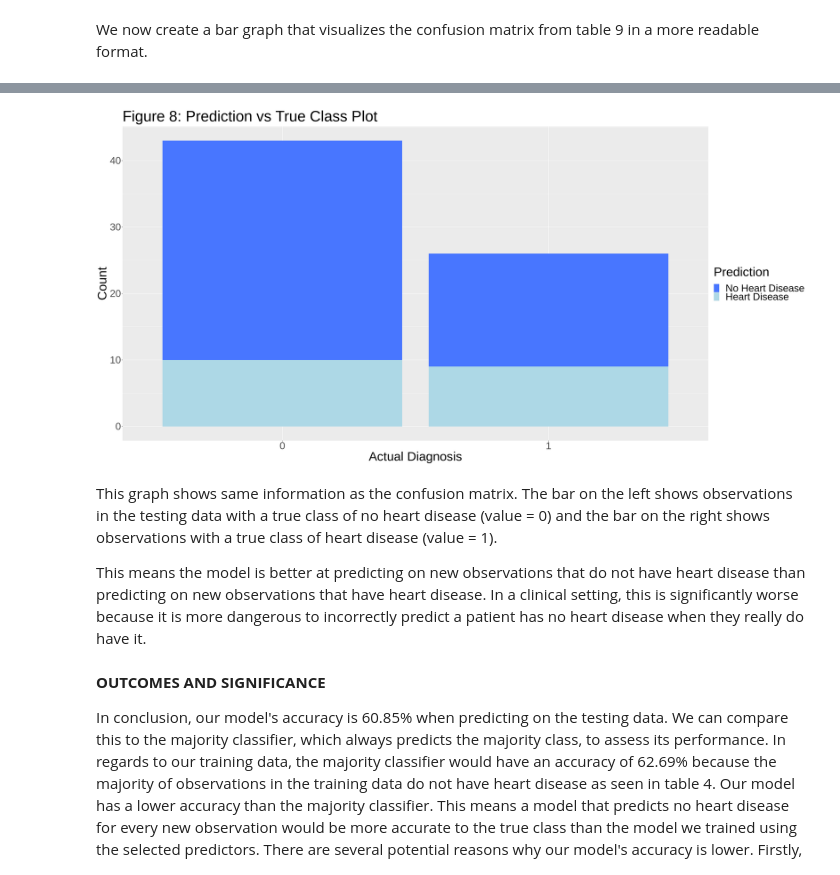
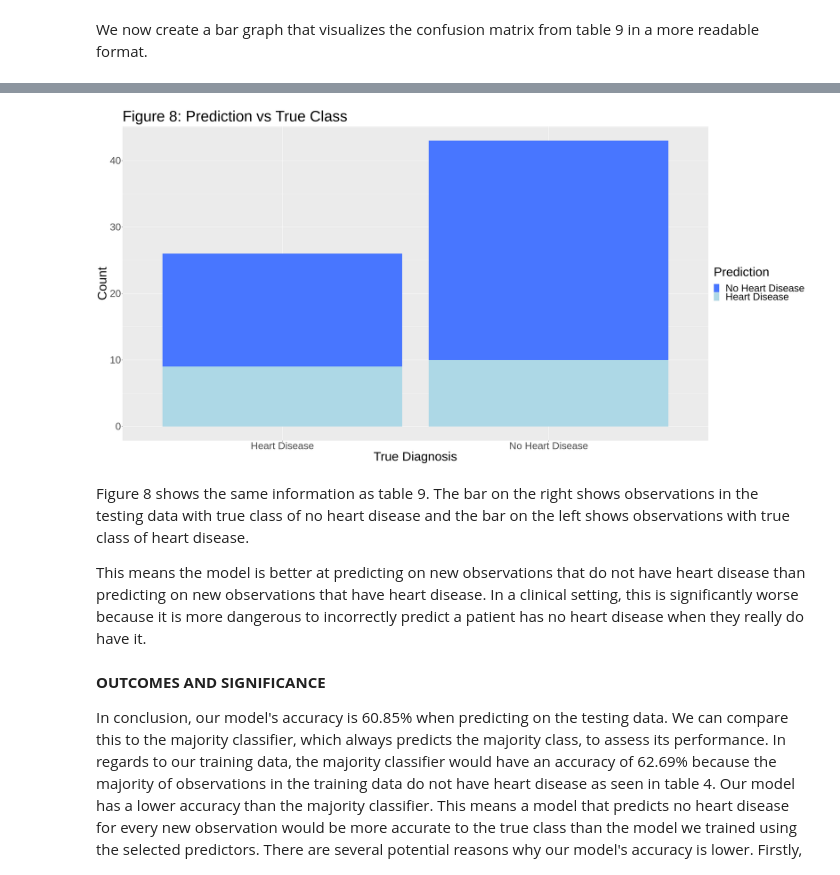
Before and after one commit to julieklipp/Project-Proposal, a Jupyter notebook: Project Report Final.ipynb, the cells around one changed output, grey strips where cells are left out. Saved outputs shown, nothing was run; the diff lists cells and outputs as text; code cells hidden in the pictures.

Commit message:
fixed 0 and 1 on bar plot

```diff
--- a/Project Report Final.ipynb
+++ b/Project Report Final.ipynb
@@ -446,6 +446,14 @@ conf_table <- heart_test_preds|>
     select(.pred_class, diagnosis)|>
     group_by(.pred_class, diagnosis)|>
     summarize(count = n())
+conf_table
+
+renamed_conf_table <- conf_table |>
+    mutate(heart_diagnosis = str_replace(diagnosis, "0", "No Heart Disease"))
+
+renamed_conf_table <- renamed_conf_table |>
+    mutate(heart_diagnosis = str_replace(heart_diagnosis, "1", "Heart Disease"))
+renamed_conf_table
 # %% [output]
 `summarise()` has grouped output by '.pred_class'. You can override using the
 `.groups` argument.
@@ -452,16 +474,16 @@ conf_table <- heart_test_preds|>
 # %%
-conf_plot <- conf_table|>
-    ggplot(aes(x = diagnosis, y = count, fill = .pred_class))+
+conf_plot <- renamed_conf_table|>
+    ggplot(aes(x = heart_diagnosis, y = count, fill = .pred_class))+
     geom_bar(stat = "identity")+
-    labs(x = "Actual Diagnosis", y = "Count", fill = "Prediction")+
-    ggtitle("Figure 8: Prediction vs True Class Plot")+
+    labs(x = "True Diagnosis", y = "Count", fill = "Prediction")+
+    ggtitle("Figure 8: Prediction vs True Class")+
     scale_fill_manual(labels = c("No Heart Disease", "Heart Disease"), values = c("royalblue1", "lightblue")) +
     theme(text = element_text(size = 38))
 conf_plot
 # %% [output]
-[figure, old version]
+[figure, new version]
 # %% [markdown]
-This graph shows same information as the confusion matrix. The bar on the left shows observations in the testing data with a true class of no heart disease (value = 0) and the bar on the right shows observations with a true class of heart disease (value = 1).
+Figure 8 shows the same information as table 9. The bar on the right shows observations in the testing data with true class of no heart disease and the bar on the left shows observations with true class of heart disease.
 
 This means the model is better at predicting on new observations that do not have heart disease than predicting on new observations that have heart disease. In a clinical setting, this is significantly worse because it is more dangerous to incorrectly predict a patient has no heart disease when they really do have it.
 # %% [markdown]
```
Also changed, not shown: parts of 1 cell of this notebook.
